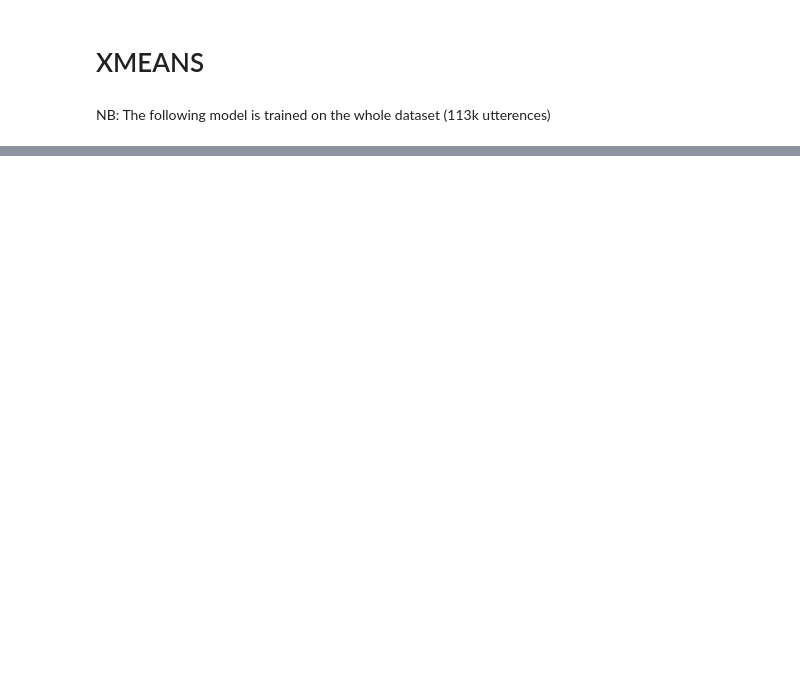
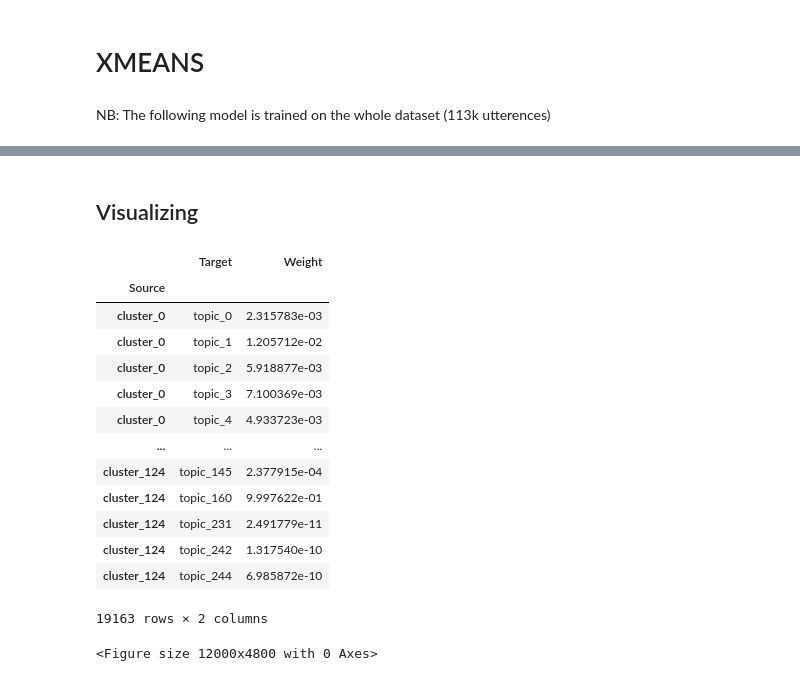
Before and after one commit to shoaib6174/MultiWOZ-Clustering, a Jupyter notebook: Multi_WOZ_Clustering.ipynb, the cells around one changed output, grey strips where cells are left out. Drawn from its saved outputs; the diff is of its cells as text; code cells hidden in the pictures; blank space fills up the shorter version.

Commit message:
notebook vis

```diff
--- a/Multi_WOZ_Clustering.ipynb
+++ b/Multi_WOZ_Clustering.ipynb
@@ -378,0 +436,30 @@ Total count of uttarance in Clusters:113137
+# %%
+network = []
+no_clusters = 125
+no_topics = 250
+for source, center in enumerate(centers[:no_clusters]):
+  center = center[:no_topics]
+  for node, dist in enumerate(center):
+    if dist > 0:
+      network.append([source, f"topic_{node}",dist])
+# %% [markdown]
+## Visualizing
+# %%
+df = pd.DataFrame(network, columns=["Source", "Target", "Weight"])
+df = df.set_index("Source")
+df
+# %% [output]
+|  | Target | Weight |
+| Source |  |  |
+| cluster_0 | topic_0 | 2.315783e-03 |
+| cluster_0 | topic_1 | 1.205712e-02 |
+| cluster_0 | topic_2 | 5.918877e-03 |
+| cluster_0 | topic_3 | 7.100369e-03 |
+| cluster_0 | topic_4 | 4.933723e-03 |
+| ... | ... | ... |
+| cluster_124 | topic_145 | 2.377915e-04 |
+| cluster_124 | topic_160 | 9.997622e-01 |
+| cluster_124 | topic_231 | 2.491779e-11 |
+| cluster_124 | topic_242 | 1.317540e-10 |
+| cluster_124 | topic_244 | 6.985872e-10 |
+19163 rows × 2 columns
@@ -378,0 +477,6 @@ Total count of uttarance in Clusters:113137
+# %%
+output_notebook()
+G = nx.from_pandas_edgelist(df, 'Source', 'Target', 'Weight')
+fig = plt.figure(1, figsize=(200, 80), dpi=60)
+# %% [output]
+<Figure size 12000x4800 with 0 Axes>
```
Also changed, not shown: parts of 22 cells of this notebook, 1 other file.
